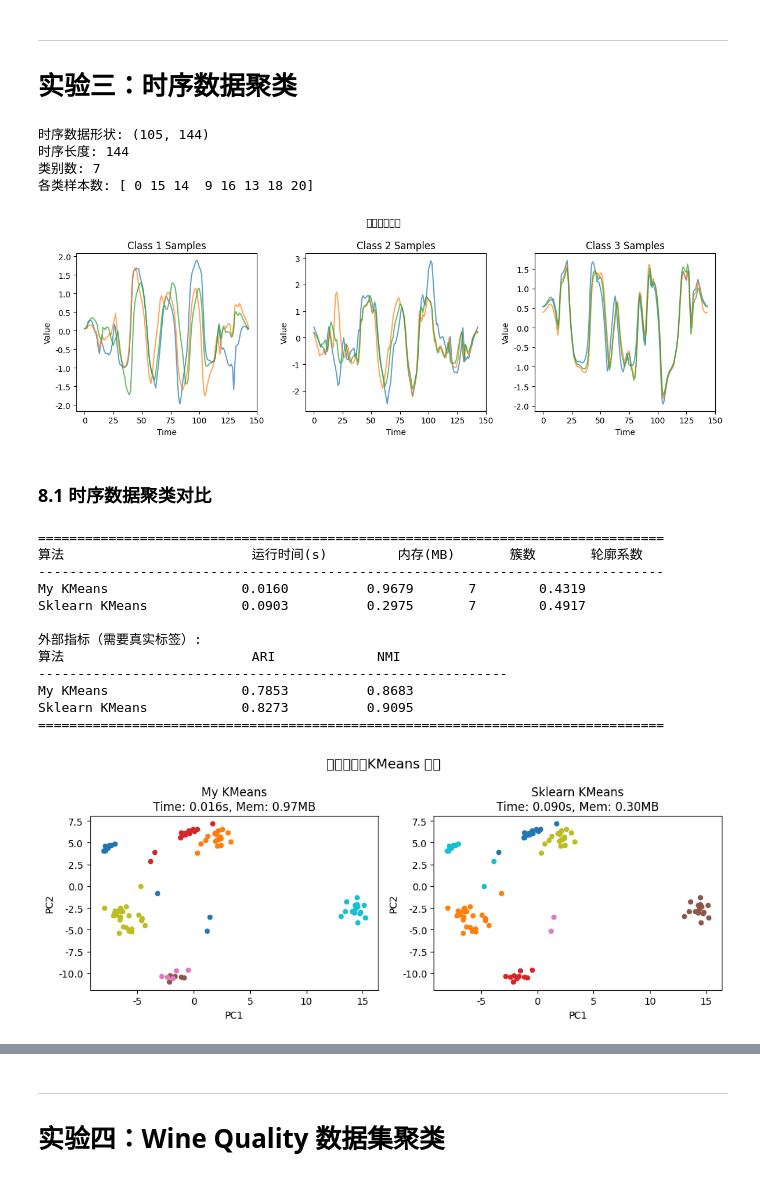
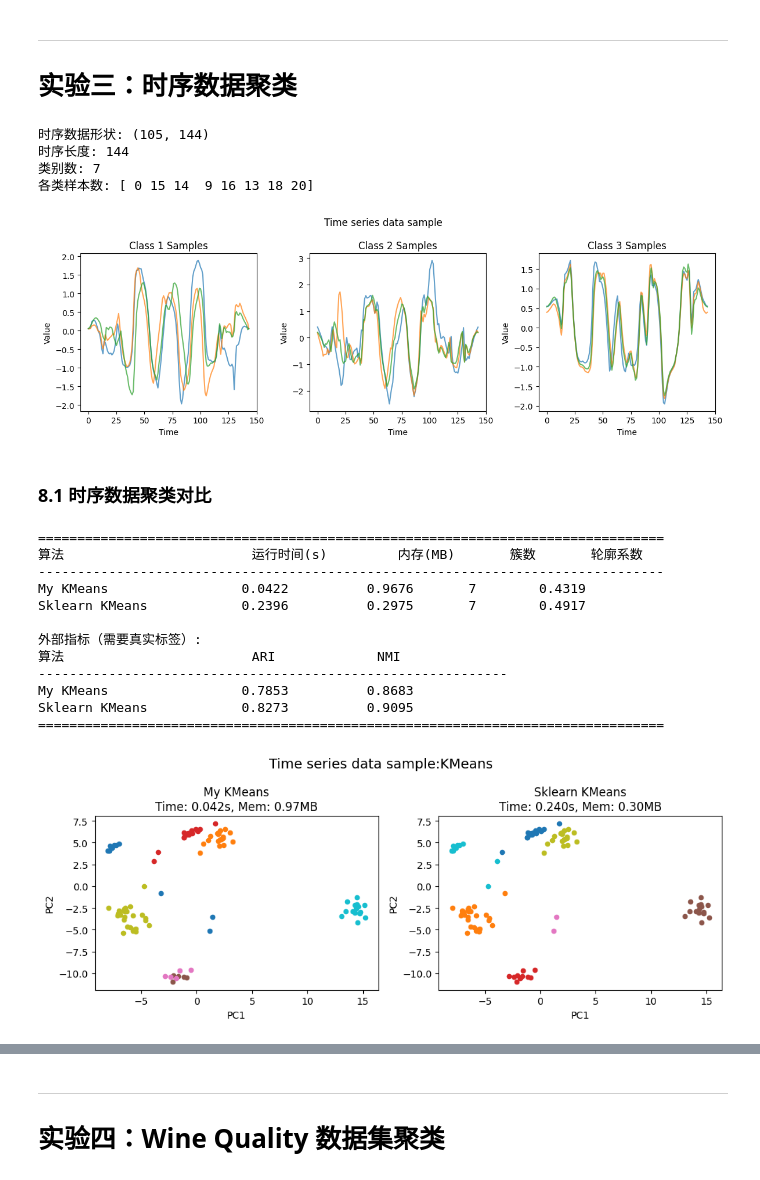
Before and after one commit to mysciz/xjtu-ml-class, a Jupyter notebook: exp/code/exp4/ml-exp4.ipynb, the cells around one changed output, grey strips where cells are left out. Saved outputs shown, nothing was run; the diff lists cells and outputs as text; code cells hidden in the pictures.

```diff
--- a/exp/code/exp4/ml-exp4.ipynb
+++ b/exp/code/exp4/ml-exp4.ipynb
@@ -24,10 +24,6 @@ from sklearn.metrics import silhouette_score, adjusted_rand_score, normalized_mu
 from sklearn.preprocessing import StandardScaler
 import warnings
 warnings.filterwarnings('ignore')
-
-# 设置中文显示
-plt.rcParams['font.sans-serif'] = ['SimHei', 'DejaVu Sans']
-plt.rcParams['axes.unicode_minus'] = False
 # %% [markdown]
 ## 1. 手工实现 KMeans 算法
 # %%
@@ -812,7 +834,7 @@ for i, label in enumerate(sorted(set(y_ts))[:3]):
     plt.title(f'Class {label} Samples')
     plt.xlabel('Time')
     plt.ylabel('Value')
-plt.suptitle('时序数据样本')
+plt.suptitle('Time series data sample')
 plt.tight_layout()
 plt.show()
 # %% [output]
@@ -820,43 +842,43 @@ plt.show()
 时序长度: 144
 类别数: 7
 各类样本数: [ 0 15 14  9 16 13 18 20]
-[figure, old version]
+[figure, new version]
 # %% [markdown]
 ### 8.1 时序数据聚类对比
 # %%
 n_clusters_ts = len(set(y_ts))
 
 # 手工 KMeans
 my_kmeans_ts = MyKMeans(n_clusters=n_clusters_ts, random_state=42)
 result_my_kmeans_ts = measure_performance(my_kmeans_ts, X_ts_scaled,
                                            true_labels=y_ts, name="My KMeans")
 
 # Sklearn KMeans
 sklearn_kmeans_ts = SklearnKMeans(n_clusters=n_clusters_ts, random_state=42, n_init=10)
 result_sklearn_kmeans_ts = measure_performance(sklearn_kmeans_ts, X_ts_scaled,
                                               true_labels=y_ts, name="Sklearn KMeans")
 
 # 打印对比
 print_comparison([result_my_kmeans_ts, result_sklearn_kmeans_ts])
 
 # 使用 PCA 可视化
 plot_clustering_comparison(X_ts_scaled,
                           [result_my_kmeans_ts, result_sklearn_kmeans_ts],
-                          title="时序数据：KMeans 对比", use_pca=True)
+                          title="Time series data sample:KMeans ", use_pca=True)
 # %% [output]
 ================================================================================
 算法                        运行时间(s)         内存(MB)       簇数       轮廓系数
 --------------------------------------------------------------------------------
-My KMeans                 0.0160          0.9679       7        0.4319
-Sklearn KMeans            0.0903          0.2975       7        0.4917
+My KMeans                 0.0422          0.9676       7        0.4319
+Sklearn KMeans            0.2396          0.2975       7        0.4917
 
 外部指标（需要真实标签）:
 算法                        ARI             NMI
 ------------------------------------------------------------
 My KMeans                 0.7853          0.8683
 Sklearn KMeans            0.8273          0.9095
 ================================================================================
-[figure, old version]
+[figure, new version]
 # %%
 # 三种算法对比
 kmeans_ts = SklearnKMeans(n_clusters=n_clusters_ts, random_state=42, n_init=10)
```
Also changed, not shown: parts of 10 cells of this notebook.
